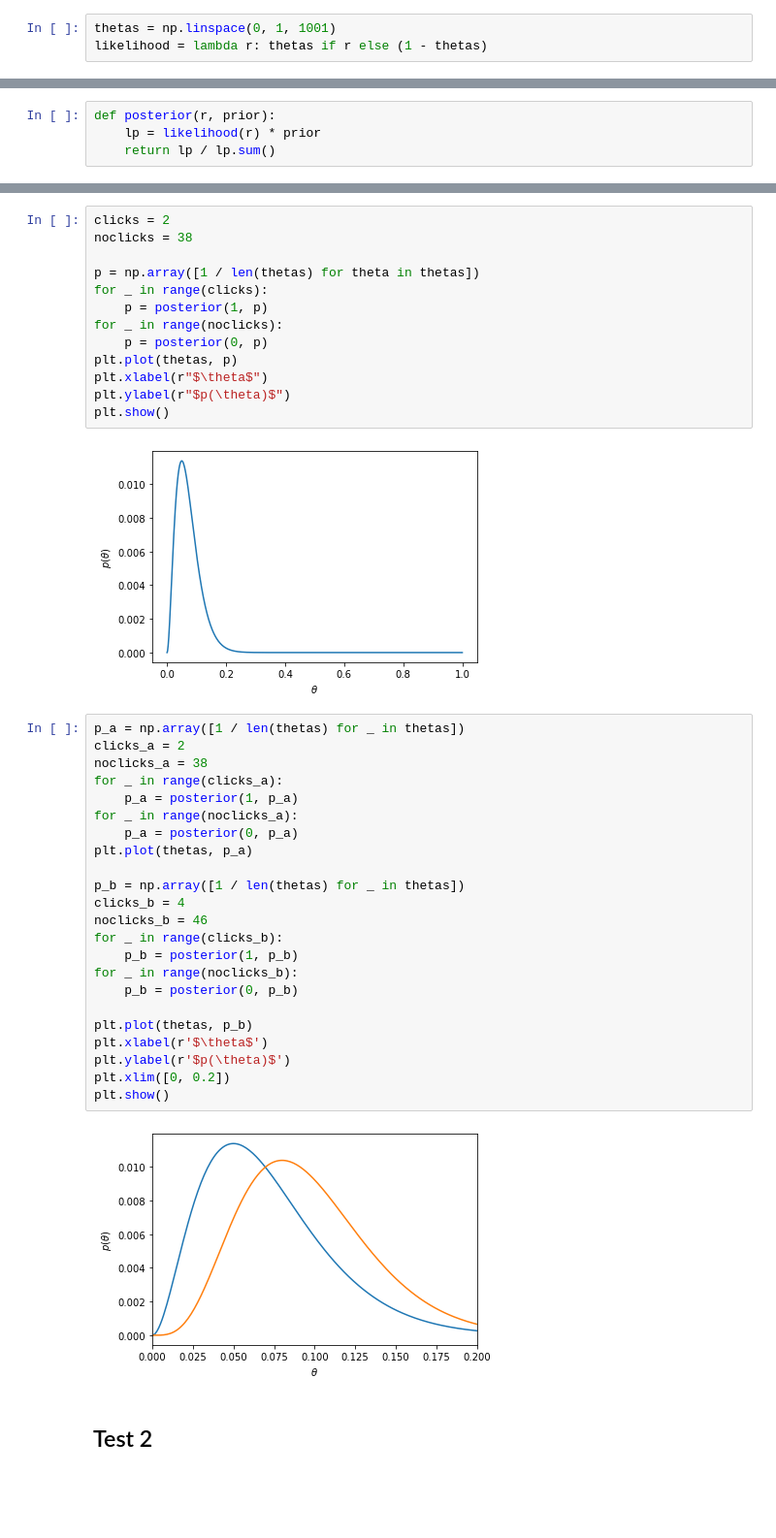
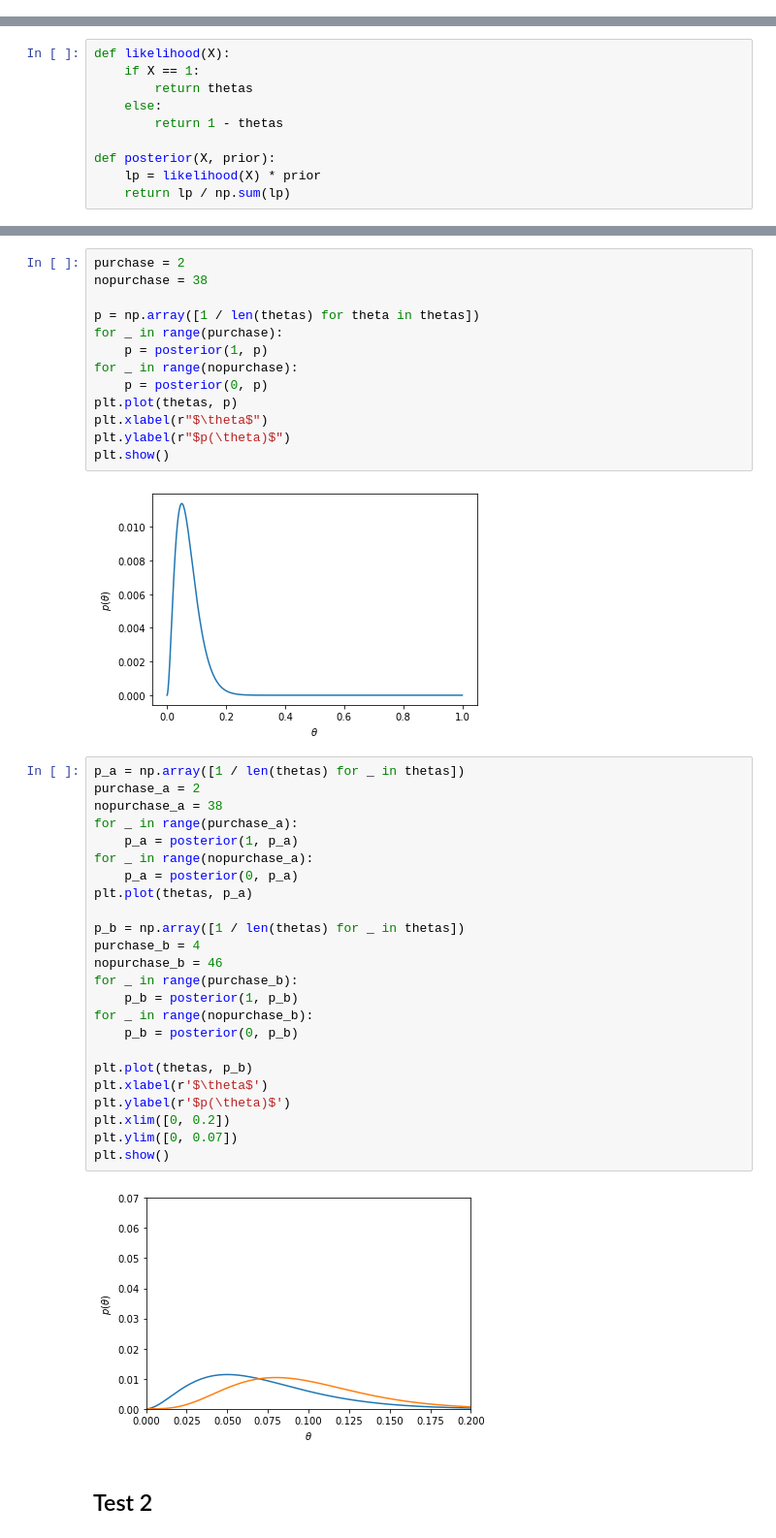
Before and after one commit to rosiananatalie/cs702-computational-interaction, a Jupyter notebook: lec01_ab/abtest.ipynb, the cells around one changed output, grey strips where cells are left out. Shown: that part at 97% size. Cells and saved outputs as stored; diff of their text form; blank space fills up the shorter version.

```diff
--- a/lec01_ab/abtest.ipynb
+++ b/lec01_ab/abtest.ipynb
@@ -37,3 +41,0 @@ import matplotlib.pyplot as plt
-# %%
-thetas = np.linspace(0, 1, 1001)
-likelihood = lambda r: thetas if r else (1 - thetas)
@@ -40,4 +49,10 @@ likelihood = lambda r: thetas if r else (1 - thetas)
 # %%
-def posterior(r, prior):
-    lp = likelihood(r) * prior
-    return lp / lp.sum()
+def likelihood(X):
+    if X == 1:
+        return thetas
+    else:
+        return 1 - thetas
+
+def posterior(X, prior):
+    lp = likelihood(X) * prior
+    return lp / np.sum(lp)
@@ -60,13 +66,13 @@ plt.show()
 # %% [output]
 [figure]
 # %%
-clicks = 2
-noclicks = 38
+purchase = 2
+nopurchase = 38
 
 p = np.array([1 / len(thetas) for theta in thetas])
-for _ in range(clicks):
+for _ in range(purchase):
     p = posterior(1, p)
-for _ in range(noclicks):
+for _ in range(nopurchase):
     p = posterior(0, p)
 plt.plot(thetas, p)
 plt.xlabel(r"$\theta$")
@@ -76,29 +82,30 @@ plt.show()
 [figure]
 # %%
 p_a = np.array([1 / len(thetas) for _ in thetas])
-clicks_a = 2
-noclicks_a = 38
-for _ in range(clicks_a):
+purchase_a = 2
+nopurchase_a = 38
+for _ in range(purchase_a):
     p_a = posterior(1, p_a)
-for _ in range(noclicks_a):
+for _ in range(nopurchase_a):
     p_a = posterior(0, p_a)
 plt.plot(thetas, p_a)
 
 p_b = np.array([1 / len(thetas) for _ in thetas])
-clicks_b = 4
-noclicks_b = 46
-for _ in range(clicks_b):
+purchase_b = 4
+nopurchase_b = 46
+for _ in range(purchase_b):
     p_b = posterior(1, p_b)
-for _ in range(noclicks_b):
+for _ in range(nopurchase_b):
     p_b = posterior(0, p_b)
 
 plt.plot(thetas, p_b)
 plt.xlabel(r'$\theta$')
 plt.ylabel(r'$p(\theta)$')
 plt.xlim([0, 0.2])
+plt.ylim([0, 0.07])
 plt.show()
 # %% [output]
-[figure, old version]
+[figure, new version]
 # %% [markdown]
 ## Test 2
 # %%
```
Also changed, not shown: parts of 14 cells of this notebook, 2 other files.
